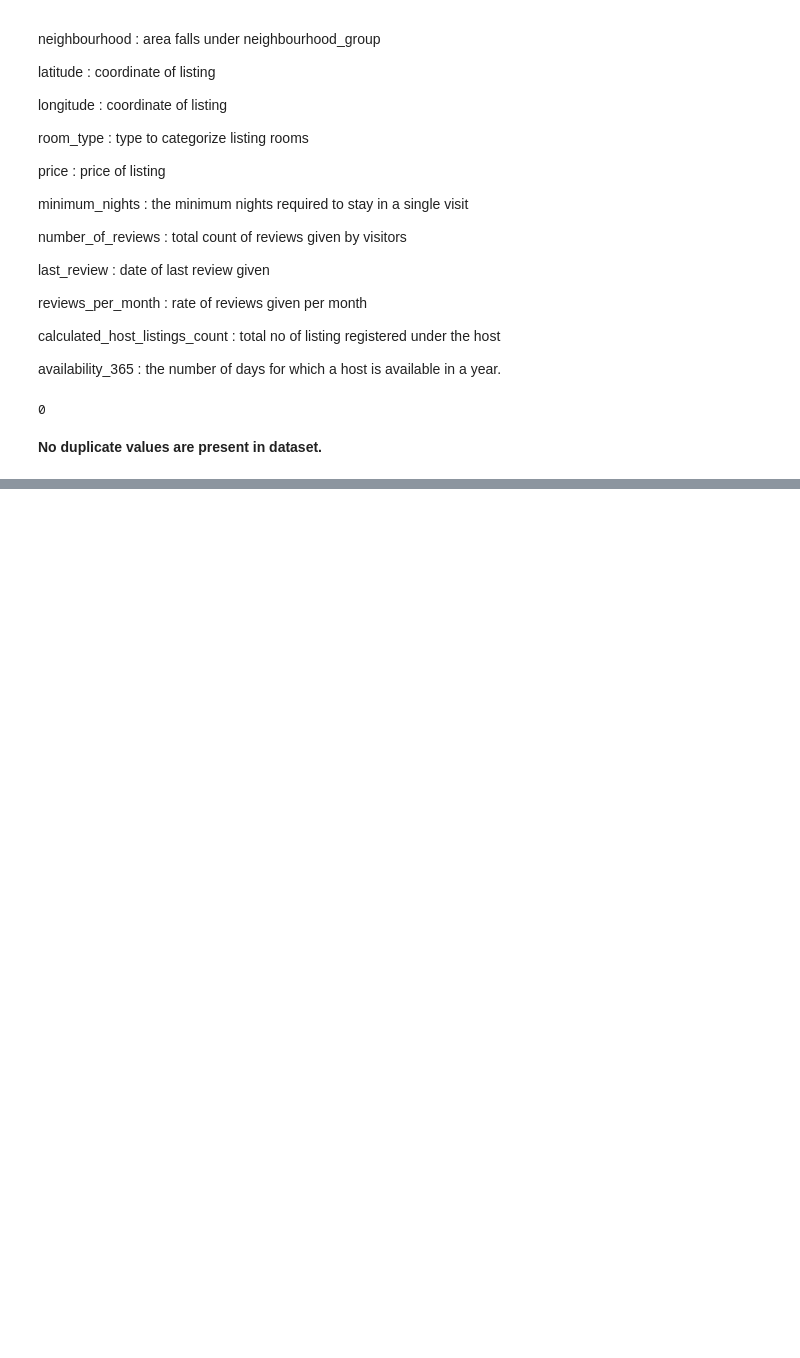
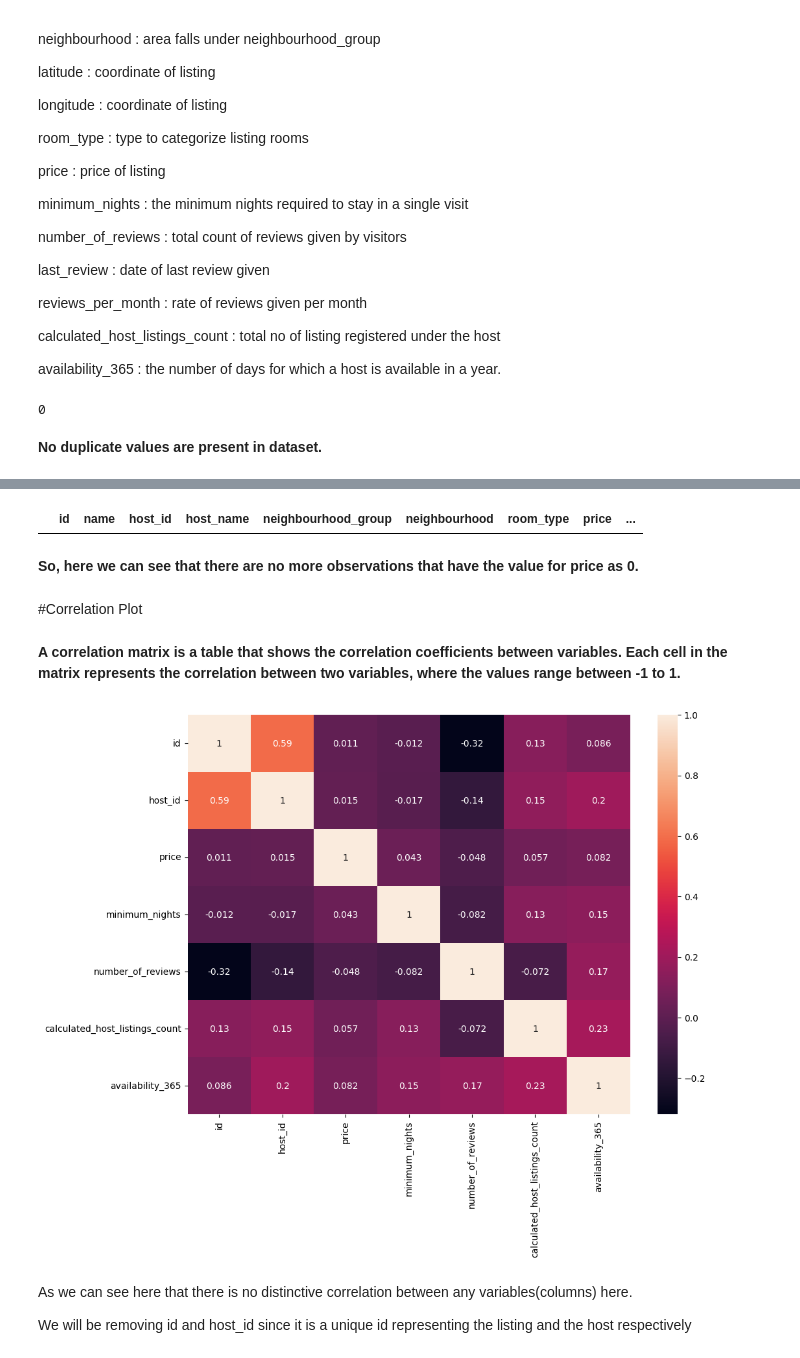
Before and after one commit to Kumarisimran626/EDA_Airbnb_Bookings_Analysis_Capstone_Project., a Jupyter notebook: S_K_EDA_Airbnb_Bookings_Analysis_Capstone_Project.ipynb, the cells around one changed output, grey strips where cells are left out. Cells and saved outputs as stored; diff of their text form; code cells hidden in the pictures; blank space fills up the shorter version.

```diff
--- a/S_K_EDA_Airbnb_Bookings_Analysis_Capstone_Project.ipynb
+++ b/S_K_EDA_Airbnb_Bookings_Analysis_Capstone_Project.ipynb
@@ -147,3 +151,6 @@ Airbnb_df.duplicated().sum()
 0
 # %% [markdown]
 **No duplicate values are present in dataset.**
+# %%
+# Dropping unnecessary columns
+Airbnb_df.drop(['latitude','longitude','last_review','reviews_per_month'],axis=1,inplace=True)
@@ -149,0 +176,3 @@ Airbnb_df.duplicated().sum()
+# %%
+#Deleting the observations with null values
+Airbnb_df.dropna(inplace=True)
@@ -149,0 +263,25 @@ Airbnb_df.duplicated().sum()
+# %%
+#Checking if the imputation was success
+Airbnb_df[Airbnb_df['price']==0]
+# %% [output]
+|  | id | name | host_id | host_name | neighbourhood_group | neighbourhood | room_type | price | ... |
+# %% [markdown]
+**So, here we can see that there are no more observations that have the value for price as 0.**
+# %% [markdown]
+#<b/>Correlation Plot</b>
+# %% [markdown]
+**A correlation matrix is a table that shows the correlation coefficients between variables. Each cell in the matrix represents the correlation between two variables, where the values range between -1 to 1.**
+# %%
+#Plotting the correlation matrix
+ #Creating a correlation matrix
+corr_matrix = Airbnb_df.corr()
+#Using heatmap to represent the correlation
+sns.heatmap(corr_matrix,annot=True)
+#Displaying the visualization
+plt.show()
+# %% [output]
+[figure, added]
+# %% [markdown]
+As we can see here that there is no distinctive correlation between any variables(columns) here.
+
+We will be removing id and host_id since it is a unique id representing the listing and the host respectively
```
Also changed, not shown: parts of 19 cells of this notebook.
